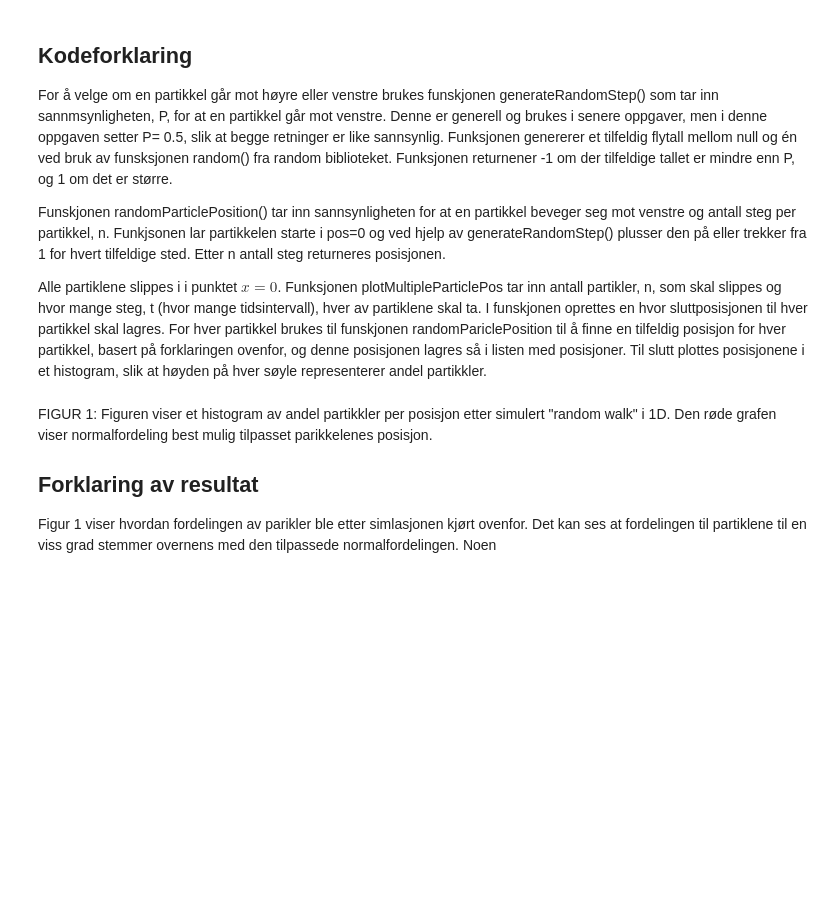
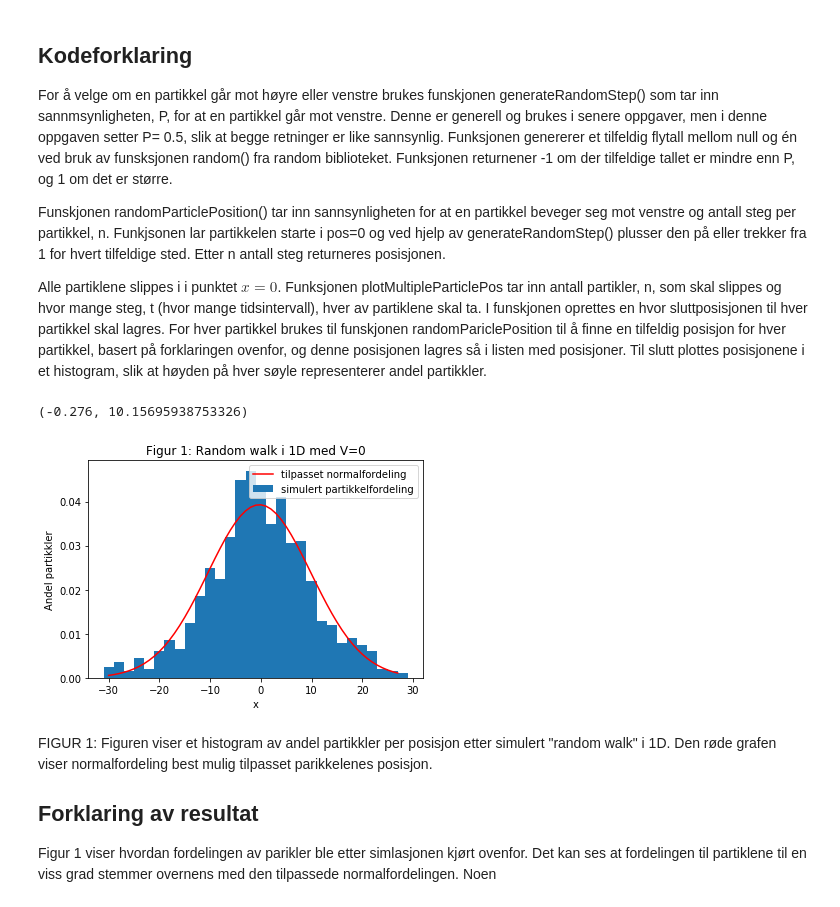
Before and after one commit to sigriaun/vitber-prosjekt3, a Jupyter notebook: prosjekt3.ipynb, the cells around one changed output. Drawn from its saved outputs; the diff is of its cells as text; code cells hidden in the pictures; blank space fills up the shorter version.

Commit message:
oppg 5, fikset plott og V2

```diff
--- a/prosjekt3.ipynb
+++ b/prosjekt3.ipynb
@@ -222,8 +222,8 @@ def plotParameters(posList):
         hmax=max(posList)+0.5
     else:
         numOfBins=numOfPos//2+1
-        hmin=min(posList)-1.5
-        hmax=max(posList)+0.5
+        hmin=min(posList)-1
+        hmax=max(posList)+1
     return  numOfBins, hmin, hmax
 
 
@@ -247,33 +247,36 @@ def randomParticlePosition(t,P):
         pos+=step
     return pos
 
 #plotter tilfeldige posisjoner for n antall partikler
 #Kan bare ende på partall antall steg,så kan evt bare plotte dette (ikke odetall, blir da kurve ikke brått opp og ned graf)
 def plotMultipleParticlesPos(n,t):
     listOfPositions=[]
     for i in range(n):           #for n partikler
         pos=randomParticlePosition(t,0.5)   #finner posisjon til partikkelen
         listOfPositions.append(pos)
     xList = np.arange(min(listOfPositions),max(listOfPositions),1)
 
     #Skalerer listen, fordi total sannsynlighet må jo være 1
 
     parameters=norm.fit(listOfPositions) #normalfordeling tilpasset dataene
     print(parameters)
     fitted_pdf = norm.pdf(xList,loc = parameters[0],scale = parameters[1])
 
 
     numberOfBins, hmin, hmax = plotParameters(listOfPositions)
     plt.plot(xList,fitted_pdf,"red",label='tilpasset normalfordeling') #normalfordelingskurve
     plt.hist(listOfPositions,density=True,bins=numberOfBins,range=(hmin,hmax),label='simulert partikkelfordeling')  #plotter dataene
     plt.title("Figur 1: Random walk i 1D med V=0")
     plt.ylabel("Andel partikkler")
     plt.xlabel("x")
     plt.legend()
     plt.show()
     #print(fitted_pdf)
 
 plotMultipleParticlesPos(n,t)
+# %% [output]
+(-0.276, 10.15695938753326)
+[figure, added]
 # %% [markdown]
 FIGUR 1: Figuren viser et histogram av andel partikkler per posisjon etter simulert  "random walk" i 1D. Den røde grafen viser normalfordeling best mulig tilpasset parikkelenes posisjon.
 
```
Also changed, not shown: parts of 6 cells of this notebook.
